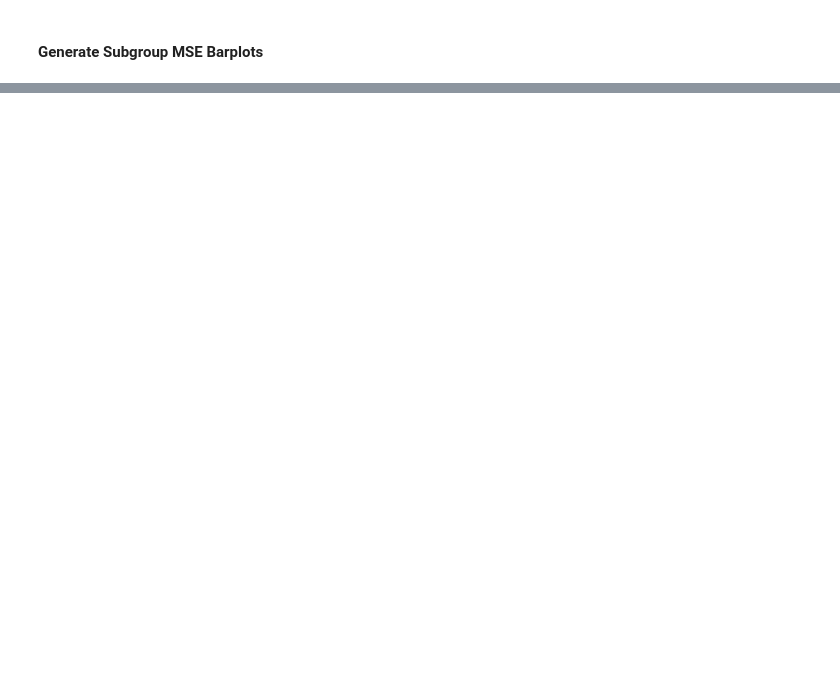
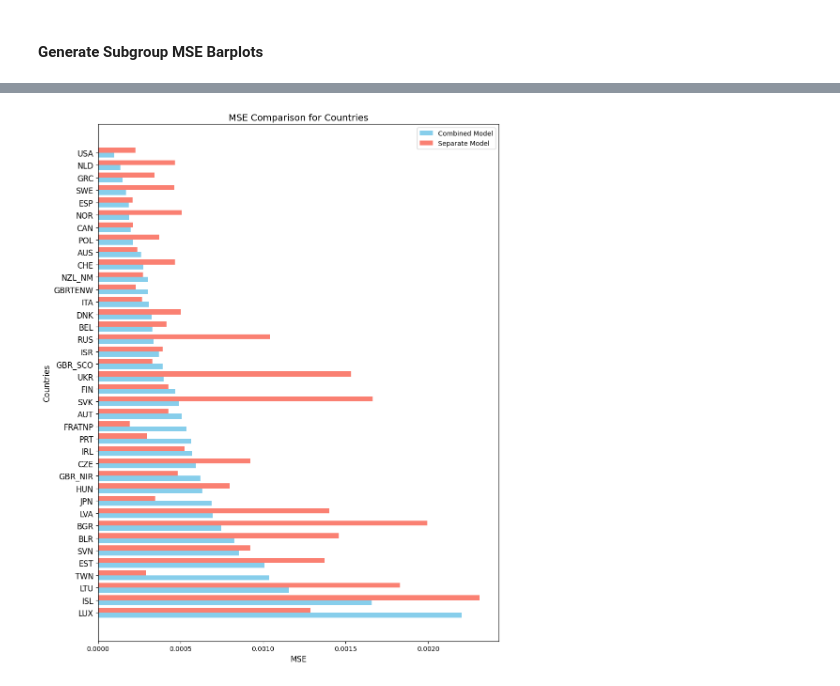
Before and after one commit to paigenpark/deep-mort, a Jupyter notebook: code/evaluate_models.ipynb, the cells around one changed output, grey strips where cells are left out. Drawn from its saved outputs; the diff is of its cells as text; code cells hidden in the pictures; blank space fills up the shorter version.

```diff
--- a/code/evaluate_models.ipynb
+++ b/code/evaluate_models.ipynb
@@ -1057,0 +551,5 @@ Method 2: Use model.evalulate on subsamples
+# %%
+geos_mses_separate = calculate_mse_by_category(country_test_prepped, model_country, feature_index=2)
+figure_functions.plot_mse_section(geo_mses_combined, geos_mses_separate, geos_key, "Countries", start=50, end=87)
+# %% [output]
+[figure, added]
```
Also changed, not shown: parts of 57 cells of this notebook, 4 other files.
